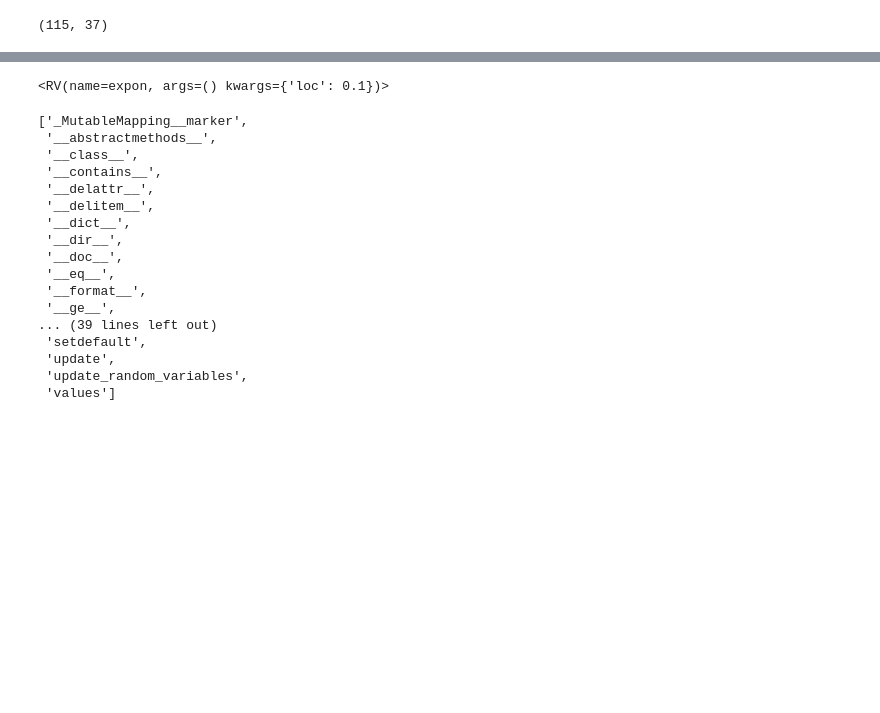
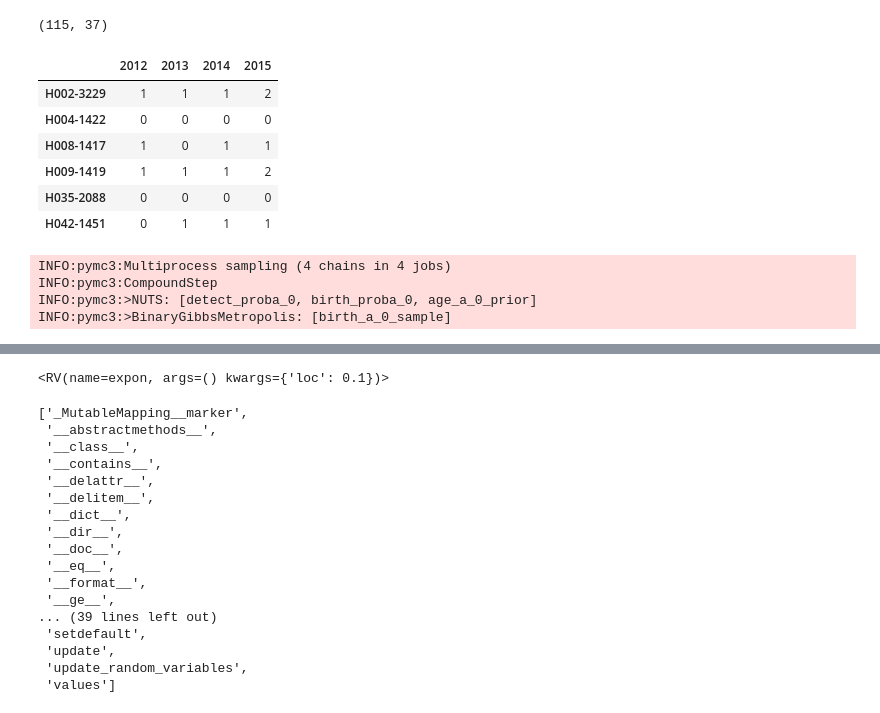
Before and after one commit to Edderic/mics-whales, a Jupyter notebook: mics-whales-new.ipynb, the cells around one changed output, grey strips where cells are left out. Saved outputs shown, nothing was run; the diff lists cells and outputs as text; code cells hidden in the pictures; blank space fills up the shorter version.

Commit message:
got a toy pymc3 model working

```diff
--- a/mics-whales-new.ipynb
+++ b/mics-whales-new.ipynb
@@ -498,3 +660,14 @@ cleaned_matrix.shape
 (115, 37)
 # %%
 # cleaned_matrix[['']]
+# %%
+toy_dataset = cleaned_matrix.iloc[:6][['2012', '2013', '2014', '2015']]
+toy_dataset
+# %% [output]
+|  | 2012 | 2013 | 2014 | 2015 |
+| H002-3229 | 1 | 1 | 1 | 2 |
+| H004-1422 | 0 | 0 | 0 | 0 |
+| H008-1417 | 1 | 0 | 1 | 1 |
+| H009-1419 | 1 | 1 | 1 | 2 |
+| H035-2088 | 0 | 0 | 0 | 0 |
+| H042-1451 | 0 | 1 | 1 | 1 |
@@ -500,0 +676,49 @@ cleaned_matrix.shape
+# %%
+with pm.Model() as test:
+    pymc_objects = {}
+    pymc_objects['age_a_0'] = pm.Uniform('age_a_0_prior', lower=10, upper=15)
+    pymc_objects['alive_a_0_prior'] = pm.Uniform('alive_a_0_prior', lower=0, upper=1, observed=1)
+    pymc_objects['alive_a_0'] = pm.Bernoulli('alive_a_0', p=pymc_objects['alive_a_0_prior'], observed=1)
+    pymc_objects['birth_proba_0'] = pm.Beta('birth_proba_0', alpha=1, beta=1)
+    pymc_objects['detect_proba_0'] = pm.Beta('detect_proba_0', alpha=1, beta=1)
+
+    #     pymc_objects['age_b_0'] = pm.Uniform('age_b_0', lower=3, upper=22)
+
+    pymc_objects['repro_a_0'] = pm.math.switch(
+        pm.math.and_(
+            pm.math.gt(pymc_objects['age_a_0'], 9),
+            pm.math.eq(pymc_objects['alive_a_0_prior'], 1)
+        ),
+        1,
+        0
+    )
+
+
+    pymc_objects['birth_a_0'] = pymc_objects['repro_a_0'] * pm.Bernoulli('birth_a_0_sample', p=pymc_objects['birth_proba_0'])
+
+    pymc_objects['detect_a_0'] = pm.Bernoulli('detect_a_0', p=pymc_objects['detect_proba_0'], observed=1)
+
+    zero = pm.math.or_(
+        pm.math.eq(pymc_objects['detect_a_0'], 1),
+        pm.math.eq(pymc_objects['alive_a_0'], 0)
+    )
+
+    one = pymc_objects['alive_a_0'] * pymc_objects['detect_a_0'] * pm.math.eq(pymc_objects['birth_a_0'], 0)
+    with_calf = pymc_objects['repro_a_0'] * pymc_objects['detect_a_0'] * pymc_objects['birth_a_0']
+
+    pymc_objects['count'] = pm.Categorical(
+        'observed_count',
+        p=[
+            pm.math.sigmoid(zero),
+            pm.math.sigmoid(one),
+            pm.math.sigmoid(with_calf)
+        ],
+        observed=observed
+    )
+
+    traces = pm.sample()
+# %% [output]
+INFO:pymc3:Multiprocess sampling (4 chains in 4 jobs)
+INFO:pymc3:CompoundStep
+INFO:pymc3:>NUTS: [detect_proba_0, birth_proba_0, age_a_0_prior]
+INFO:pymc3:>BinaryGibbsMetropolis: [birth_a_0_sample]
```
Also changed, not shown: parts of 33 cells of this notebook.
